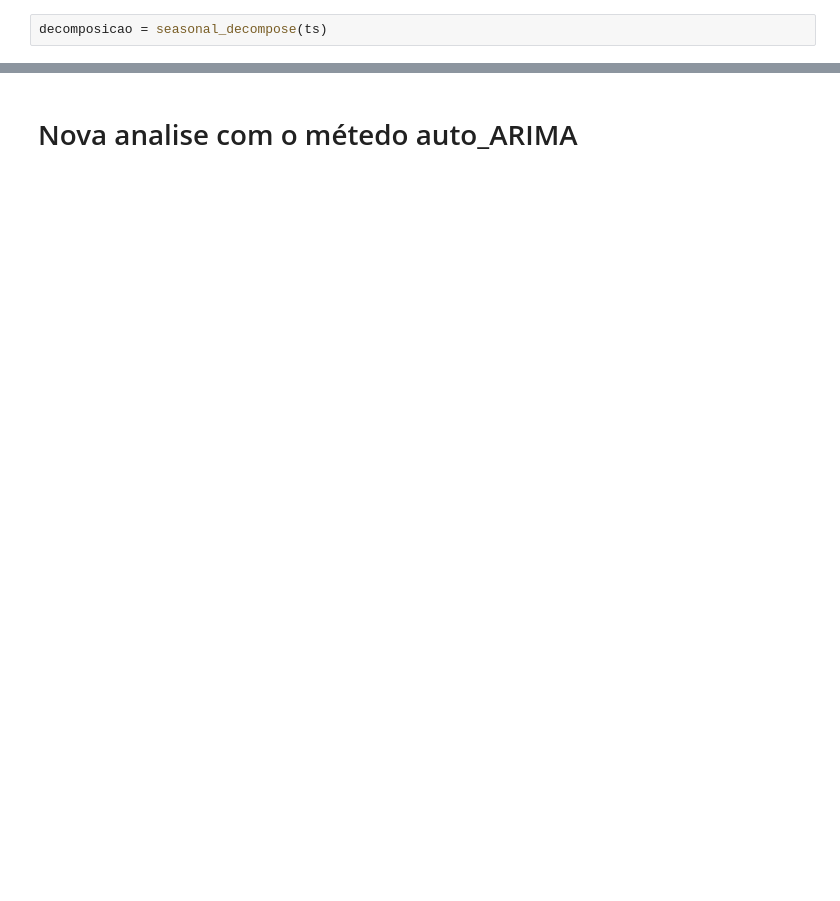
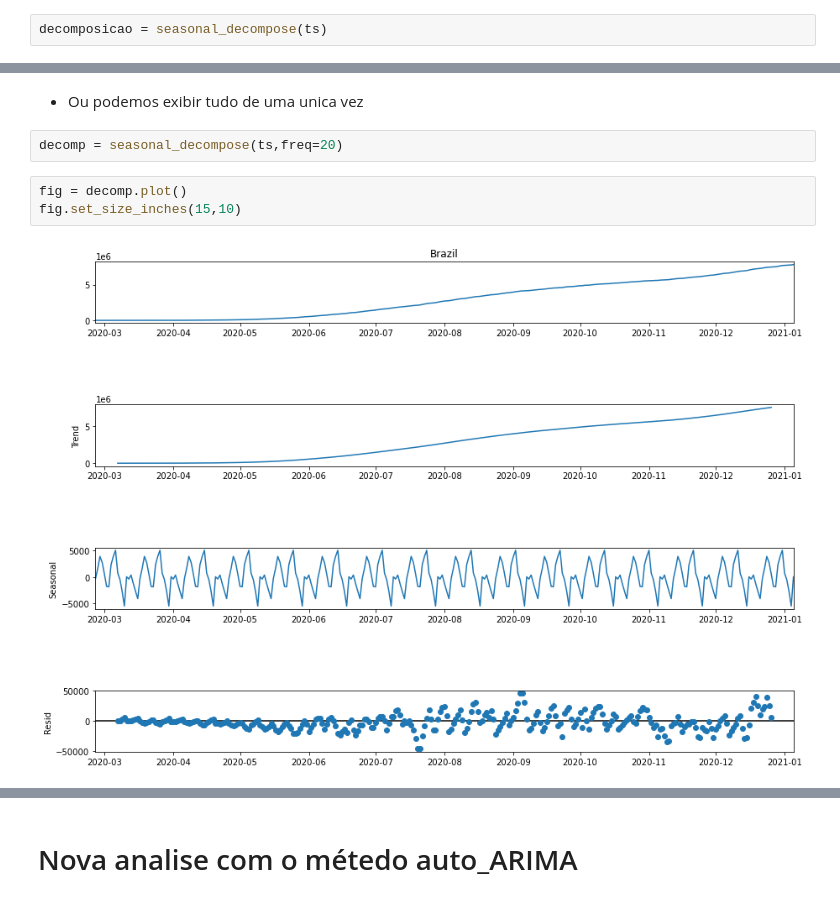
Before and after one commit to RogerioLS/Covid-19Mundial, a Jupyter notebook: Casos de Covid-19 mundial .ipynb, the cells around one changed output, grey strips where cells are left out. Drawn from its saved outputs; the diff is of its cells as text; blank space fills up the shorter version.

```diff
--- a/Casos de Covid-19 mundial .ipynb
+++ b/Casos de Covid-19 mundial .ipynb
@@ -349,3 +377,12 @@ plt.plot(aleatorio)
+# %% [markdown]
+- Ou podemos exibir tudo de uma unica vez
+# %%
+decomp = seasonal_decompose(ts,freq=20)
+# %%
+fig = decomp.plot()
+fig.set_size_inches(15,10)
+# %% [output]
+[figure, added]
 # %%
 modelo = ARIMA(ts, order=(2, 1, 2),freq=ts.index.inferred_freq)
 modelo_treinado = modelo.fit()
```
Also changed, not shown: parts of 49 cells of this notebook, 5 other files.
